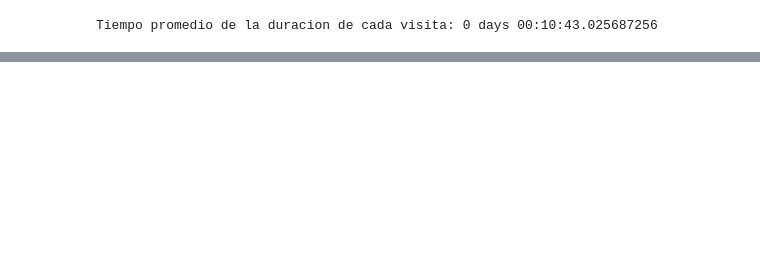
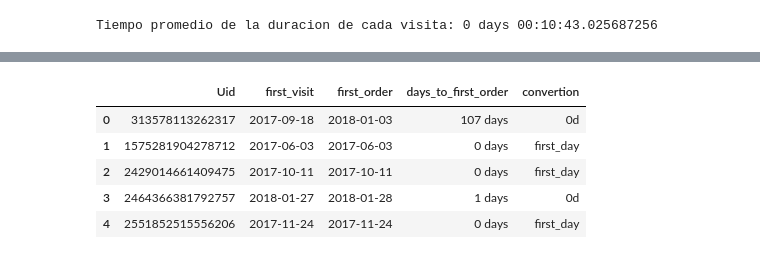
Before and after one commit to cristopherrexx-coder/Proyect-10, a Jupyter notebook: Sprint 10 proyect.ipynb, the cells around one changed output, grey strips where cells are left out. Cells and saved outputs as stored; diff of their text form; code cells hidden in the pictures; blank space fills up the shorter version.

```diff
--- a/Sprint 10 proyect.ipynb
+++ b/Sprint 10 proyect.ipynb
@@ -346,0 +408,4 @@ first_month_users.head()
+# %%
+#Primera compra de cada usuario
+first_order_month = orders_df.groupby('Uid')['Buy Ts'].min()
+first_order_month.rename('first_order_month')
@@ -346,0 +426,4 @@ first_month_users.head()
+# %%
+#Unimos los DF
+convertion = first_visit_user.merge(first_order_month, on='Uid')
+convertion.head()
@@ -346,0 +437,4 @@ first_month_users.head()
+# %%
+#Cambiamos los nombres de las columans
+convertion.columns = ['Uid', 'first_visit', 'first_order']
+convertion.head()
@@ -346,0 +448,5 @@ first_month_users.head()
+# %%
+#Damos formato de AÑO, MES Y DIA a las columnas con fechas
+convertion['first_visit'] = convertion['first_visit'].dt.date
+convertion['first_order'] = convertion['first_order'].dt.date
+convertion.head()
@@ -346,0 +490,11 @@ first_month_users.head()
+# %%
+#Crearemos una columna con la diferencia de dias entre la primer visita y la primer orden
+convertion['days_to_first_order'] = convertion['first_order'] - convertion['first_visit']
+convertion.head()
+# %% [output]
+|  | Uid | first_visit | first_order | days_to_first_order | convertion |
+| 0 | 313578113262317 | 2017-09-18 | 2018-01-03 | 107 days | 0d |
+| 1 | 1575281904278712 | 2017-06-03 | 2017-06-03 | 0 days | first_day |
+| 2 | 2429014661409475 | 2017-10-11 | 2017-10-11 | 0 days | first_day |
+| 3 | 2464366381792757 | 2018-01-27 | 2018-01-28 | 1 days | 0d |
+| 4 | 2551852515556206 | 2017-11-24 | 2017-11-24 | 0 days | first_day |
```
Also changed, not shown: parts of 30 cells of this notebook.
